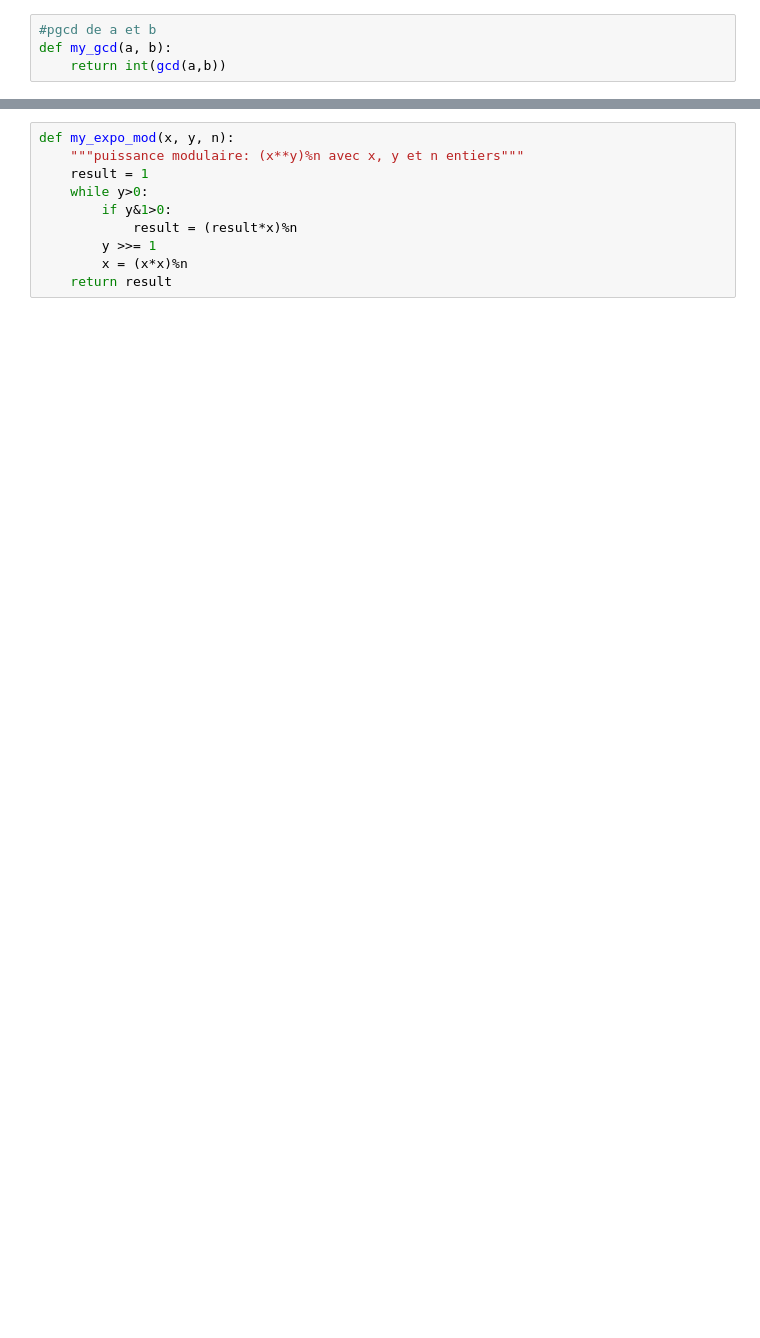
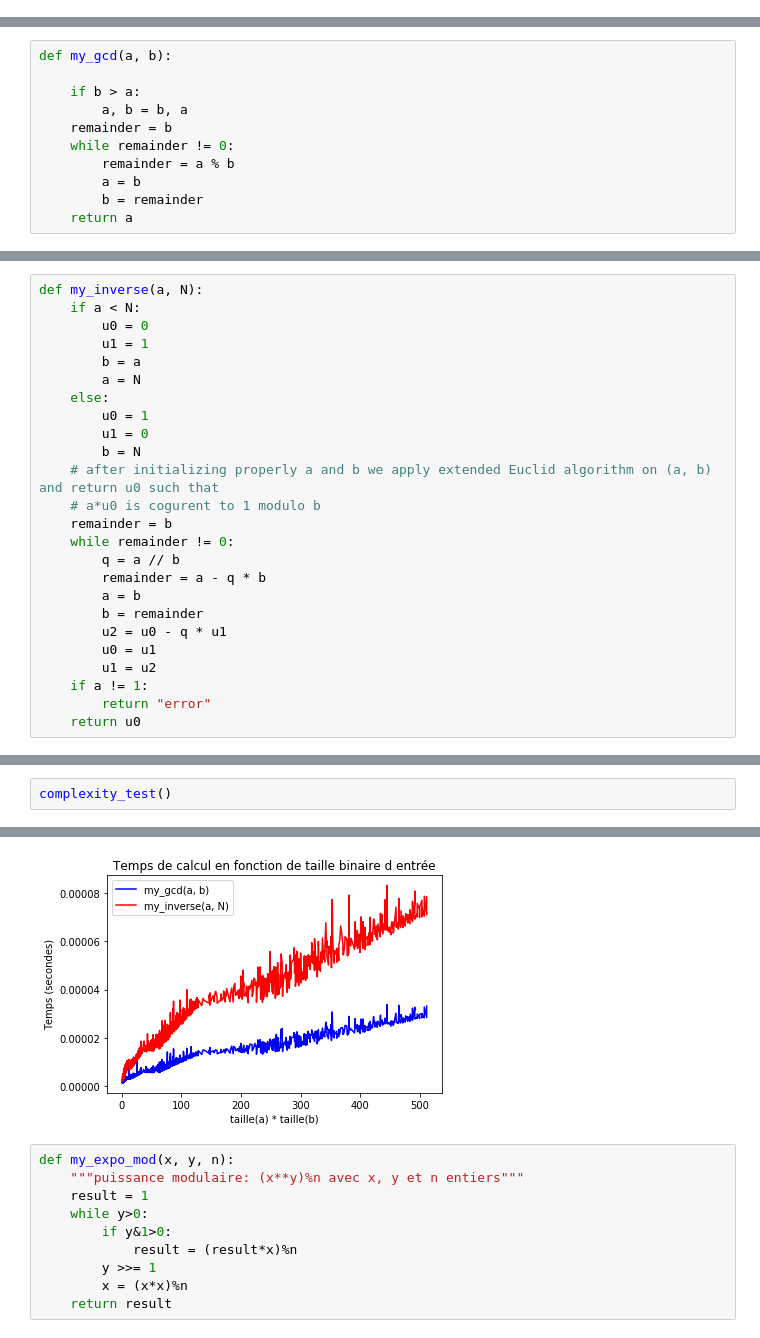
Before and after one commit to dboubacar/Primality-test, a Jupyter notebook: primality_test.ipynb, the cells around one changed output, grey strips where cells are left out. Cells and saved outputs as stored; diff of their text form; blank space fills up the shorter version.

Commit message:
Test primality

```diff
--- a/primality_test.ipynb
+++ b/primality_test.ipynb
@@ -6,4 +0,0 @@ from gmpy import *
-# %%
-#pgcd de a et b
-def my_gcd(a, b):
-    return int(gcd(a,b))
@@ -23,0 +14,11 @@ def my_inverse(a,n):
+# %%
+def my_gcd(a, b):
+
+    if b > a:
+        a, b = b, a
+    remainder = b
+    while remainder != 0:
+        remainder = a % b
+        a = b
+        b = remainder
+    return a
@@ -23,0 +27,25 @@ def my_inverse(a,n):
+# %%
+def my_inverse(a, N):
+    if a < N:
+        u0 = 0
+        u1 = 1
+        b = a
+        a = N
+    else:
+        u0 = 1
+        u1 = 0
+        b = N
+    # after initializing properly a and b we apply extended Euclid algorithm on (a, b) and return u0 such that
+    # a*u0 is cogurent to 1 modulo b
+    remainder = b
+    while remainder != 0:
+        q = a // b
+        remainder = a - q * b
+        a = b
+        b = remainder
+        u2 = u0 - q * u1
+        u0 = u1
+        u1 = u2
+    if a != 1:
+        return "error"
+    return u0
@@ -23,0 +104,3 @@ def my_inverse(a,n):
+# %%
+complexity_test()
+# %% [output]
@@ -24,3 +127,4 @@ def my_inverse(a,n):
+[figure, added]
 # %%
 def my_expo_mod(x, y, n):
     """puissance modulaire: (x**y)%n avec x, y et n entiers"""
```
Also changed, not shown: parts of 43 cells of this notebook.
